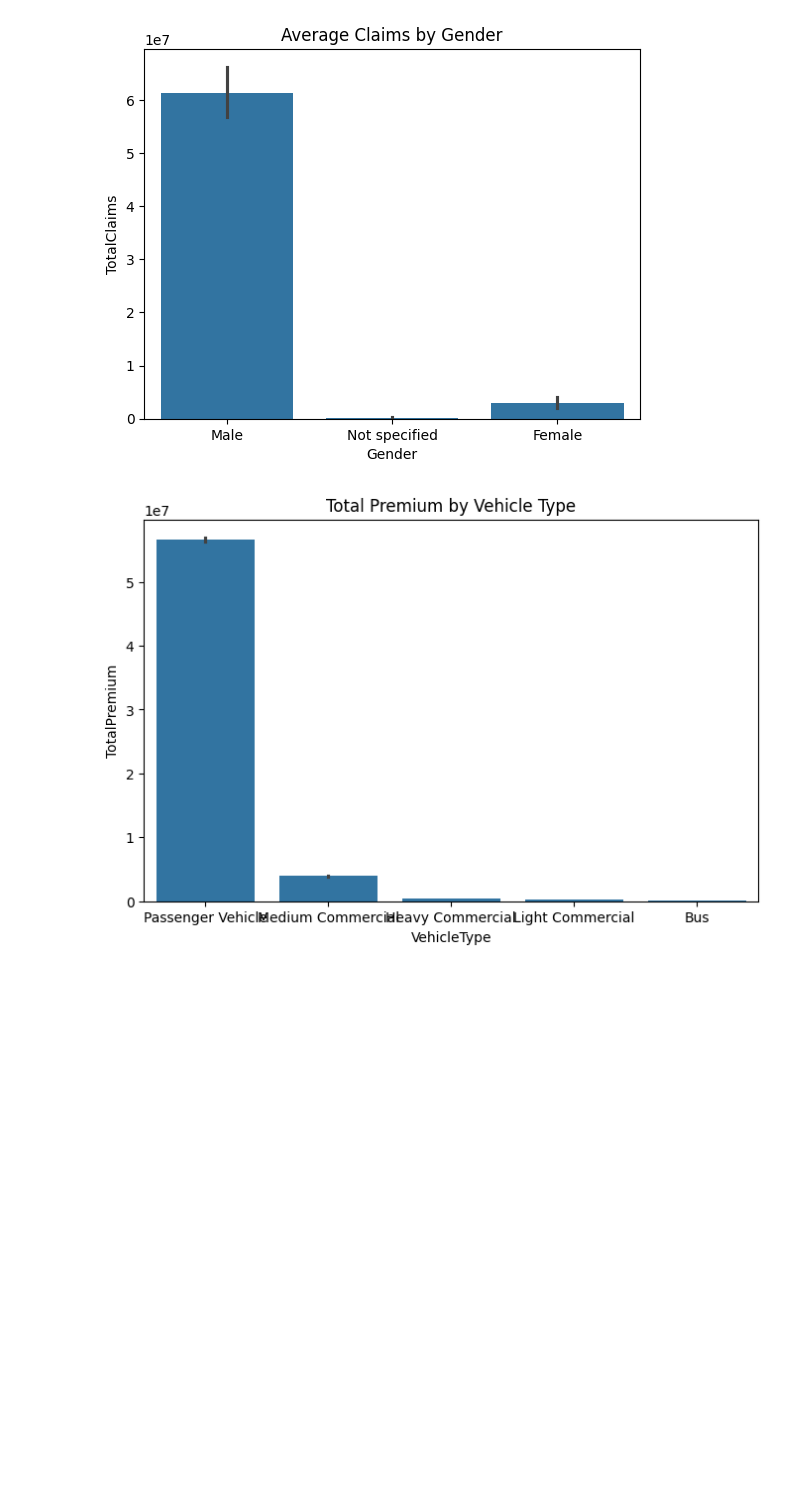
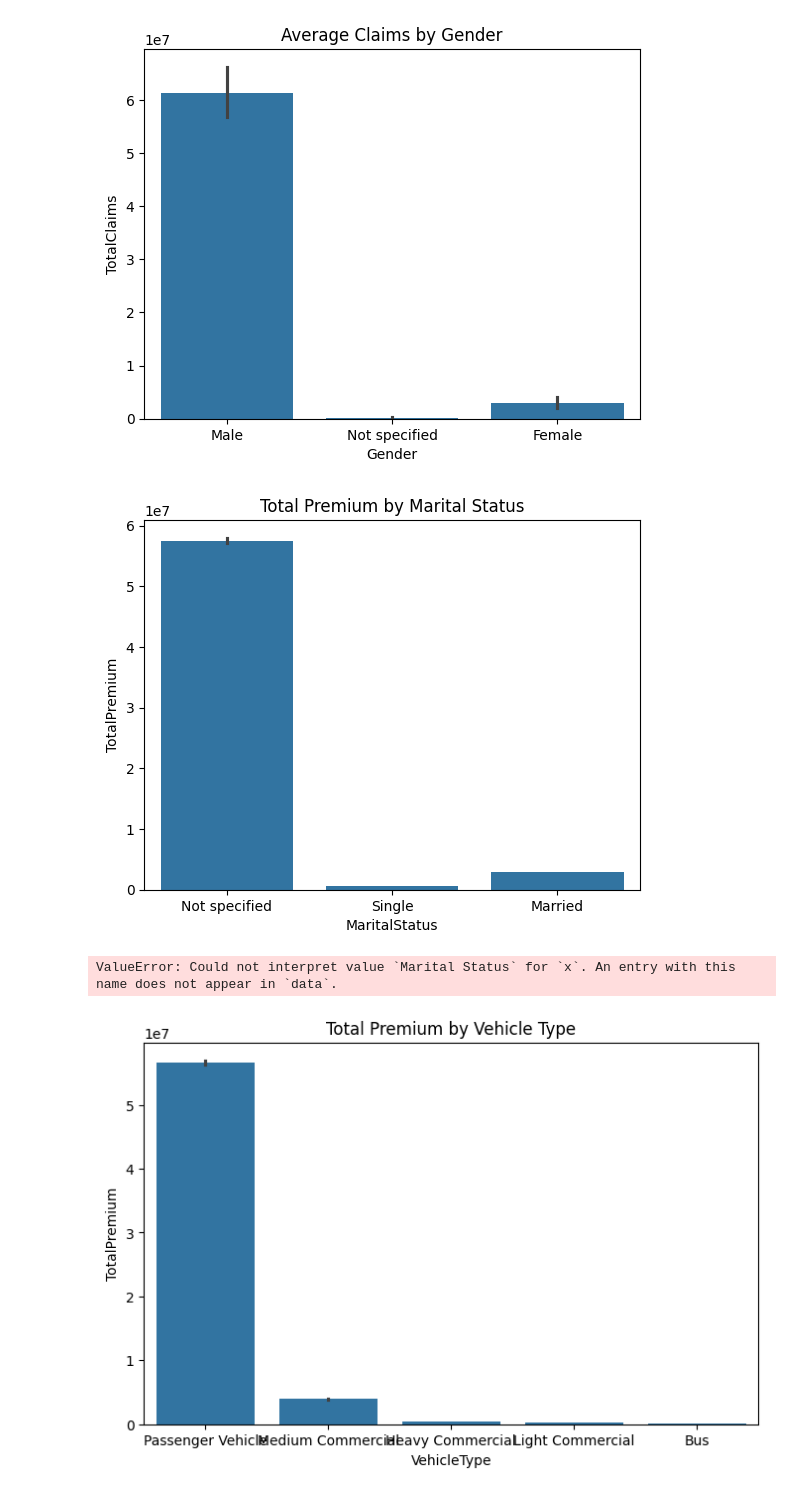
Before and after one commit to rinamoh/Kifiya-AIM-Week_3, a Jupyter notebook: notebooks/EDA.ipynb, the cells around one changed output. Drawn from its saved outputs; the diff is of its cells as text; code cells hidden in the pictures; blank space fills up the shorter version.

Commit message:
Added readme and added marital status to the analysis

```diff
--- a/notebooks/EDA.ipynb
+++ b/notebooks/EDA.ipynb
@@ -316,6 +316,19 @@ plt.show()
 # %% [output]
 [figure]
 [figure]
+# %%
+# Bar plot for Gender vs TotalPremium
+sns.barplot(x='MaritalStatus', y='TotalPremium', data=df, estimator=sum)
+plt.title("Total Premium by Marital Status")
+plt.show()
+
+# Bar plot for Gender vs TotalClaims
+sns.barplot(x='MaritalStatus', y='TotalClaims', data=df, estimator=sum)
+plt.title("Average Claims by Marital Status")
+plt.show()
+# %% [output]
+[figure, added]
+ValueError: Could not interpret value `Marital Status` for `x`. An entry with this name does not appear in `data`.
 # %%
 # Bar plot for Gender vs TotalPremium
 plt.figure(figsize=(8, 5))
```
Also changed, not shown: 1 other file.
